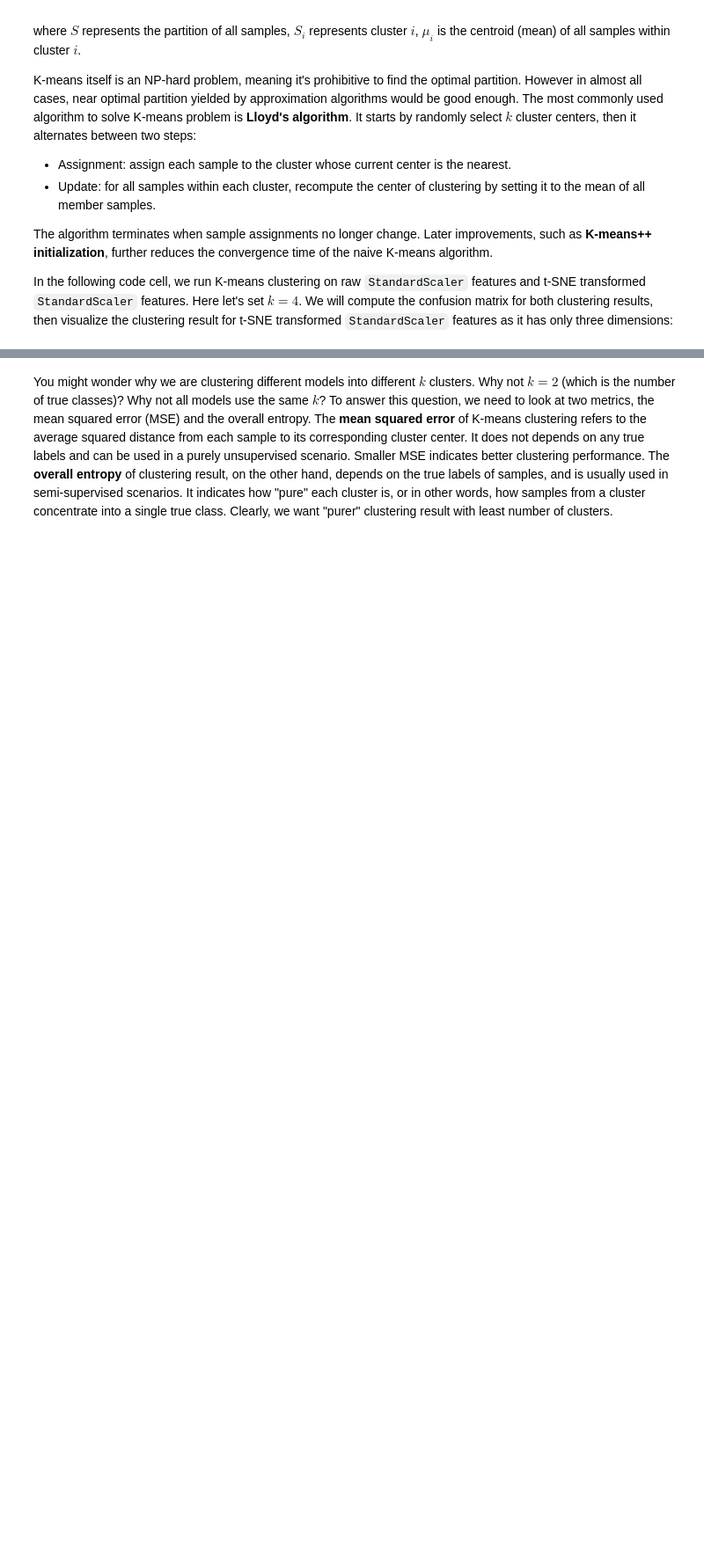
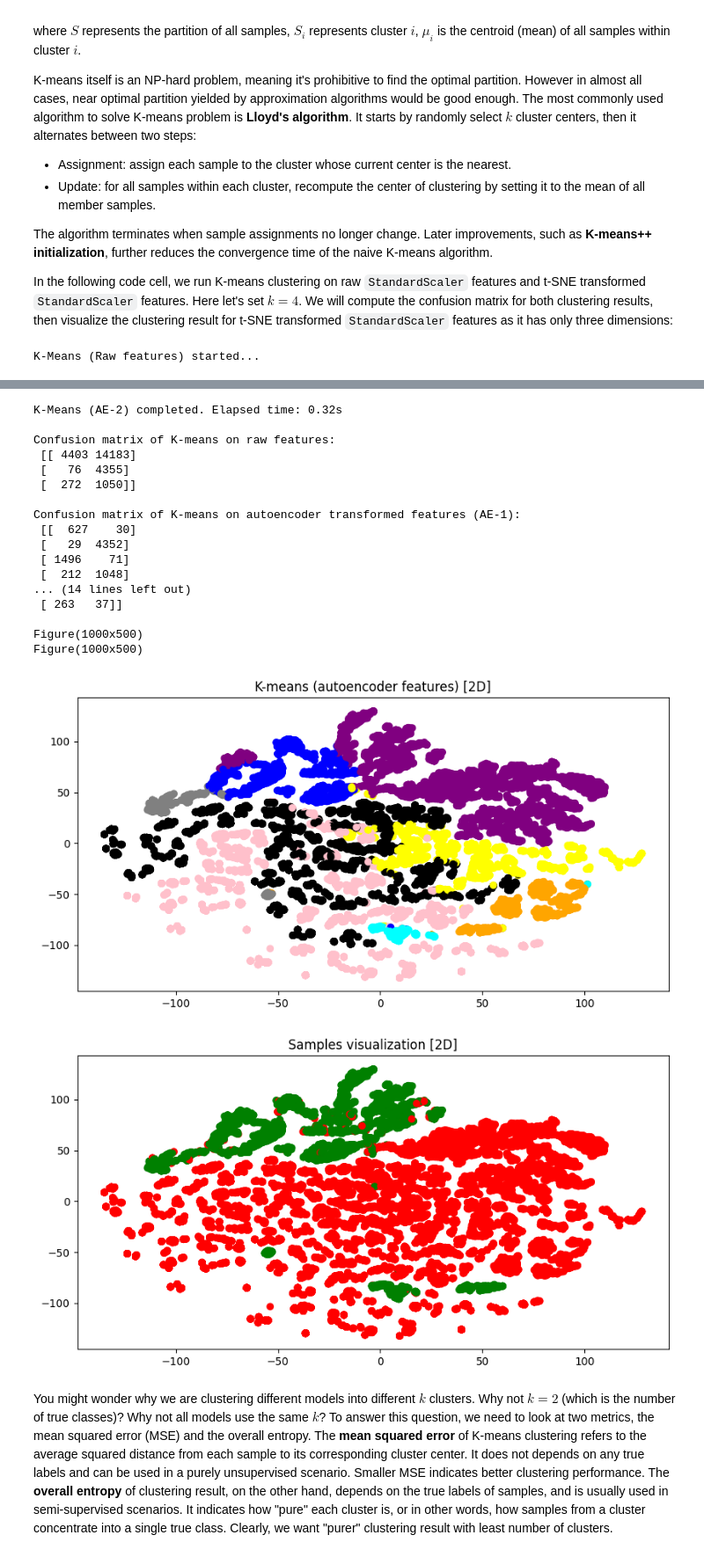
Before and after one commit to connor735/-MachineLearningCourse, a Jupyter notebook: Lab4/lab_4_student.ipynb, the cells around one changed output, grey strips where cells are left out. Shown at 88% size. Cells and saved outputs as stored; diff of their text form; code cells hidden in the pictures; blank space fills up the shorter version.

```diff
--- a/Lab4/lab_4_student.ipynb
+++ b/Lab4/lab_4_student.ipynb
@@ -319,7 +343,13 @@ To apply these improvements, go back to the `make_ae_models` function, then add
 # 2) Enable dropout to prevent over-fitting (`dropout_ratio=0.1`)
 #
 # NOTE: Use feat_dims=kdd_feat_std.shape[1] and device=torch_device
-enc_model_2, dec_model_2 = NotImplemented
+enc_model_2, dec_model_2 = make_ae_models(
+    feat_dims=kdd_feat_std.shape[1],
+    hidden_dims=25,
+    bottleneck_dims=3,
+    dropout_ratio=0.1,
+    device=torch_device
+)
 
 
 # Create optimizer for autoencoder models (fixed learning rate)
@@ -351,7 +381,14 @@ with torch.inference_mode():
 # Then:
 # - fit_transform kdd_feat_ae_2
 # - store result in kdd_feat_ae_2_tsne
-kdd_feat_ae_2_tsne = NotImplemented
+t_sne_ae_2 = TSNE(
+    n_components=2,
+    perplexity=30,
+    learning_rate="auto",
+    init="pca",
+    random_state=12345
+)
+kdd_feat_ae_2_tsne = t_sne_ae_2.fit_transform(kdd_feat_ae_2)
 
 # Plot enhanced autoencoder bottleneck features (2D tsne)
 visualize_samples(kdd_feat_ae_2_tsne, y_std, title="Enhanced Autoencoder")
@@ -440,22 +502,28 @@ from sklearn.cluster import MiniBatchKMeans
 #    - Store the fitted model in k_means_std
 #    - Store predictions in pred_k_means_std
 #    - Wrap fit_predict with:  with timeit("K-Means (Raw features)"):
-#
+k_means_std = MiniBatchKMeans(n_clusters=3, n_init="auto", random_state=12345)
+with timeit("K-Means (Raw features)"):
+    pred_k_means_std = k_means_std.fit_predict(kdd_feat_std)
 # 2) Autoencoder-1 bottleneck features: kdd_feat_ae_1
 #    - Use n_clusters=8, n_init="auto"
 #    - Store the fitted model in k_means_autoenc1
 #    - Store predictions in pred_k_means_autoenc1
 #    - Wrap fit_predict with:  with timeit("K-Means (AE-1)"):
-#
+k_means_autoenc1 = MiniBatchKMeans(n_clusters=8, n_init="auto", random_state=12345)
+with timeit("K-Means (AE-1)"):
+    pred_k_means_autoenc1 = k_means_autoenc1.fit_predict(kdd_feat_ae_1)
 # 3) Autoencoder-2 bottleneck features: kdd_feat_ae_2
 #    - Use n_clusters=9, n_init="auto"
 #    - Store the fitted model in k_means_autoenc2
 #    - Store predictions in pred_k_means_autoenc2
-#
+k_means_autoenc2 = MiniBatchKMeans(n_clusters=9, n_init="auto", random_state=12345)
+with timeit("K-Means (AE-2)"):
+    pred_k_means_autoenc2 = k_means_autoenc2.fit_predict(kdd_feat_ae_2)
 # NOTE:
 # - Use fit_predict(...) on the appropriate feature matrix for each case.
 # - Do NOT run K-means on t-SNE features in this part.
-raise NotImplementedError
+
 
 
 print("")
@@ -482,3 +550,5 @@ visualize_samples(
 
 # Plot ground-truth labels on the same AE-2 t-SNE embedding
 visualize_samples(kdd_feat_ae_2_tsne, y_std)
+# %% [output]
+K-Means (Raw features) started...
@@ -485,3 +559,22 @@ visualize_samples(kdd_feat_ae_2_tsne, y_std)
+K-Means (AE-2) completed. Elapsed time: 0.32s
+
+Confusion matrix of K-means on raw features:
+ [[ 4403 14183]
+ [   76  4355]
+ [  272  1050]]
+
+Confusion matrix of K-means on autoencoder transformed features (AE-1):
+ [[  627    30]
+ [   29  4352]
+ [ 1496    71]
+ [  212  1048]
+... (14 lines left out)
+ [ 263   37]]
+
+Figure(1000x500)
+Figure(1000x500)
+[figure, added]
+[figure, added]
 # %% [markdown]
 You might wonder why we are clustering different models into different $k$ clusters. Why not $k = 2$ (which is the number of true classes)? Why not all models use the same $k$? To answer this question, we need to look at two metrics, the mean squared error (MSE) and the overall entropy. The **mean squared error** of K-means clustering refers to the average squared distance from each sample to its corresponding cluster center. It does not depends on any true labels and can be used in a purely unsupervised scenario. Smaller MSE indicates better clustering performance. The **overall entropy** of clustering result, on the other hand, depends on the true labels of samples, and is usually used in semi-supervised scenarios. It indicates how "pure" each cluster is, or in other words, how samples from a cluster concentrate into a single true class. Clearly, we want "purer" clustering result with least number of clusters.
 # %%
```
Also changed, not shown: parts of 10 cells of this notebook.
